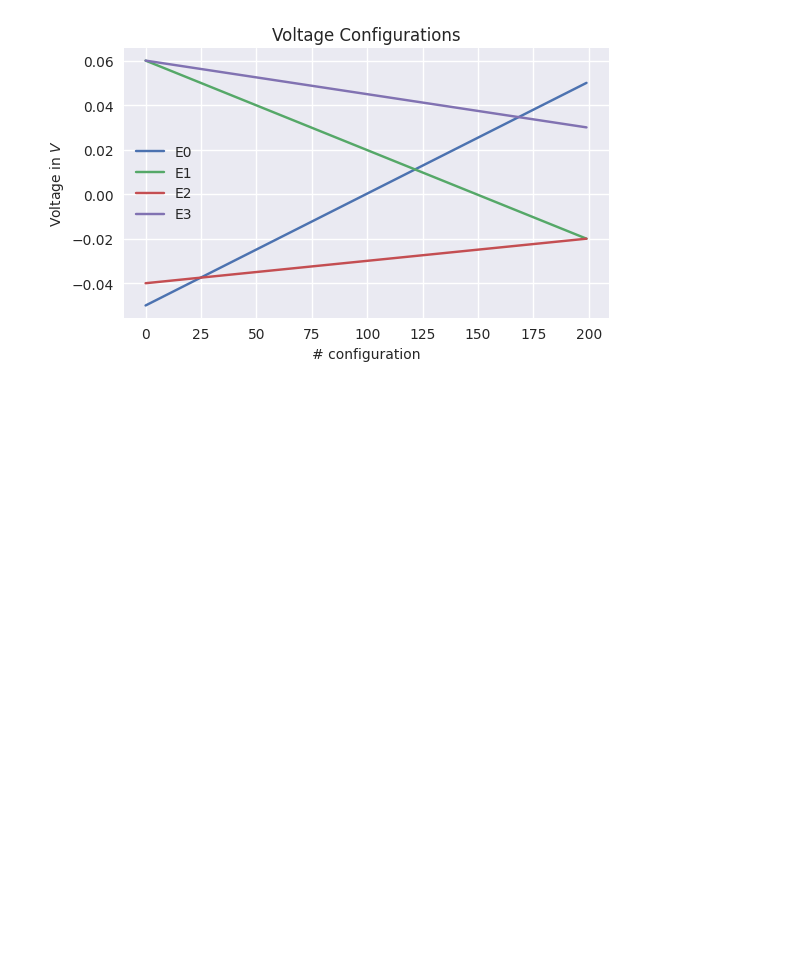
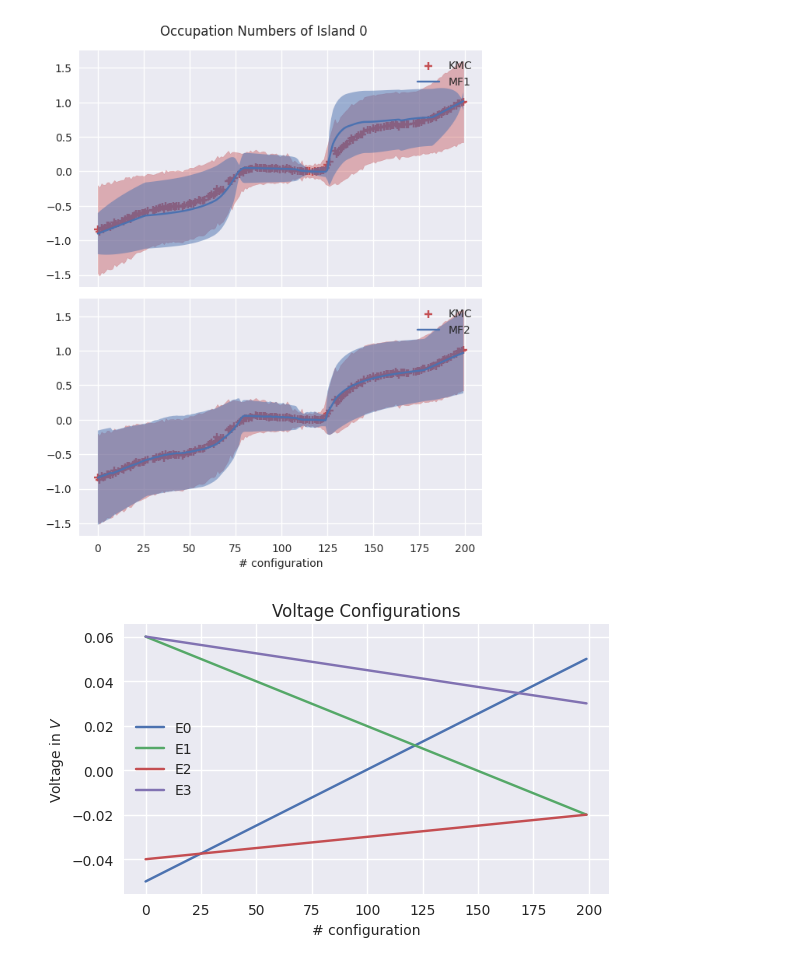
Before and after one commit to evanwonisch/NanoNetsMF, a Jupyter notebook: run/cont_comparison/comparison.ipynb, the cells around one changed output. Cells and saved outputs as stored; diff of their text form; code cells hidden in the pictures; blank space fills up the shorter version.

```diff
--- a/run/cont_comparison/comparison.ipynb
+++ b/run/cont_comparison/comparison.ipynb
@@ -60,5 +63,42 @@ mf2_vars = np.loadtxt("../../data/cont_comparison/mf2/entropy_mf2_vars.csv")
 ## mf1 data
 mf_means = np.loadtxt("../../data/cont_comparison/mf/mf_means.csv")
+# %%
+#0,3,12,15
+
+f, axs = plt.subplots(2, 1, figsize= set_size(subplots=(2, 1)), sharex=True, sharey=True)
+
+i = 0
+# KMC and MF1
+d = mf_means[:,i] - np.floor(mf_means[:,i])
+var = d * (1 - d)
+
+axs[0].scatter(np.arange(200)[valid], kmc_means[:,i][valid], label = "KMC", color = "C2", marker = "+")
+axs[0].fill_between(np.arange(200)[valid], kmc_means[:,i][valid] - np.sqrt(kmc_vars[:,i][valid]), kmc_means[:,i][valid] + np.sqrt(kmc_vars[:,i][valid]), alpha = 0.4, color = "C2")
+
+
+axs[0].plot(np.arange(200), mf_means[:,i], label = "MF1")
+axs[0].fill_between(np.arange(200), mf_means[:,i] - np.sqrt(var), mf_means[:,i] + np.sqrt(var), alpha = 0.5)
+axs[0].legend(loc = "upper right")
+#axs[0].set_ylim(-1.5,0.5)
+
+
+# KMC and MF2
+
+axs[1].scatter(np.arange(200)[valid], kmc_means[:,i][valid], label = "KMC", color = "C2", marker = "+")
+axs[1].fill_between(np.arange(200)[valid], kmc_means[:,i][valid] - np.sqrt(kmc_vars[:,i][valid]), kmc_means[:,i][valid] + np.sqrt(kmc_vars[:,i][valid]), alpha = 0.4, color = "C2")
+
+
+axs[1].plot(np.arange(200), mf2_means[:,i], label = "MF2")
+axs[1].fill_between(np.arange(200), mf2_means[:,i] - np.sqrt(mf2_vars[:,i]), mf2_means[:,i] + np.sqrt(mf2_vars[:,i]), alpha = 0.5)
+axs[1].legend(loc = "upper right")
+axs[1].set_xlabel("# configuration")
+
+
+f.suptitle("Occupation Numbers of Island " + str(i))
+f.tight_layout()
+plt.savefig("../../output/cont_comparison/states_island"+str(i)+".pdf")
+# %% [output]
+[figure, added]
 # %%
 plt.figure(figsize=set_size())
 plt.plot(voltage_configs[:,0], label = "E0")
```
Also changed, not shown: parts of 5 cells of this notebook, 30 other files.
